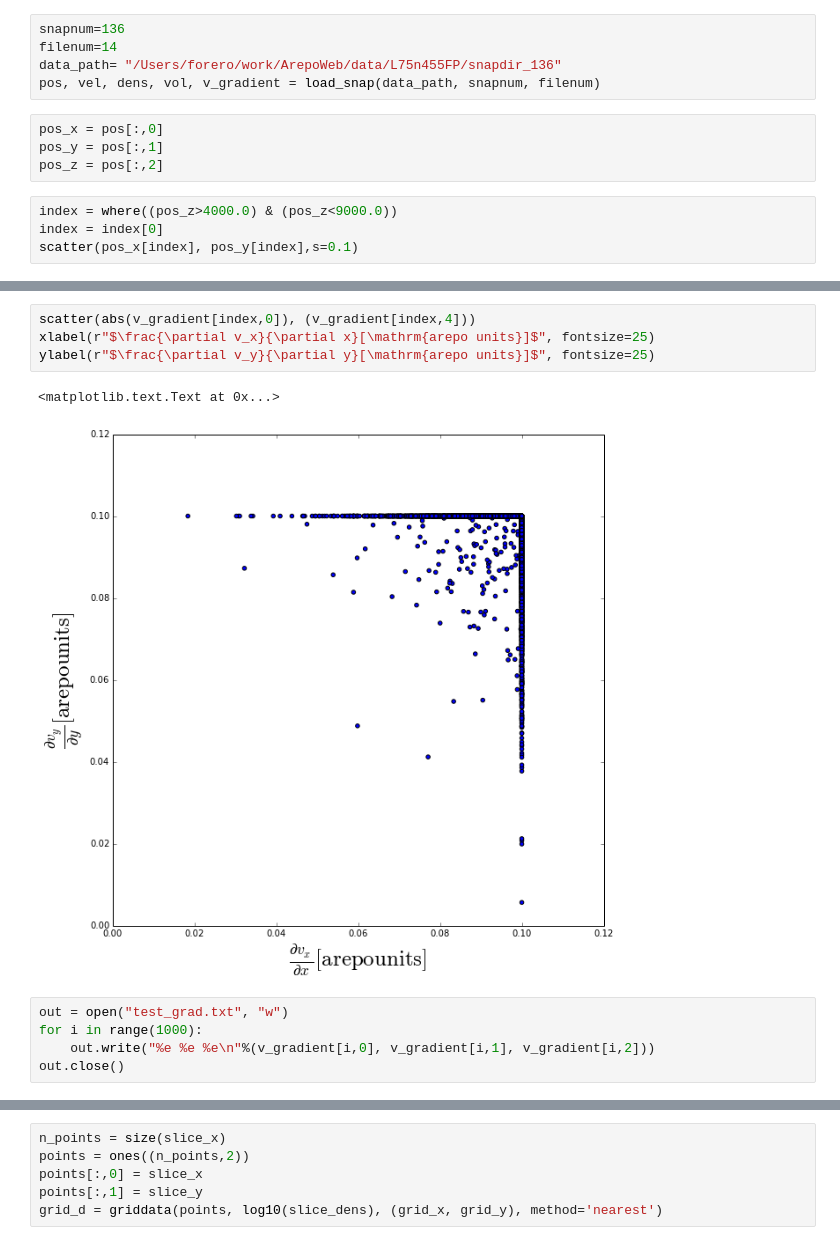
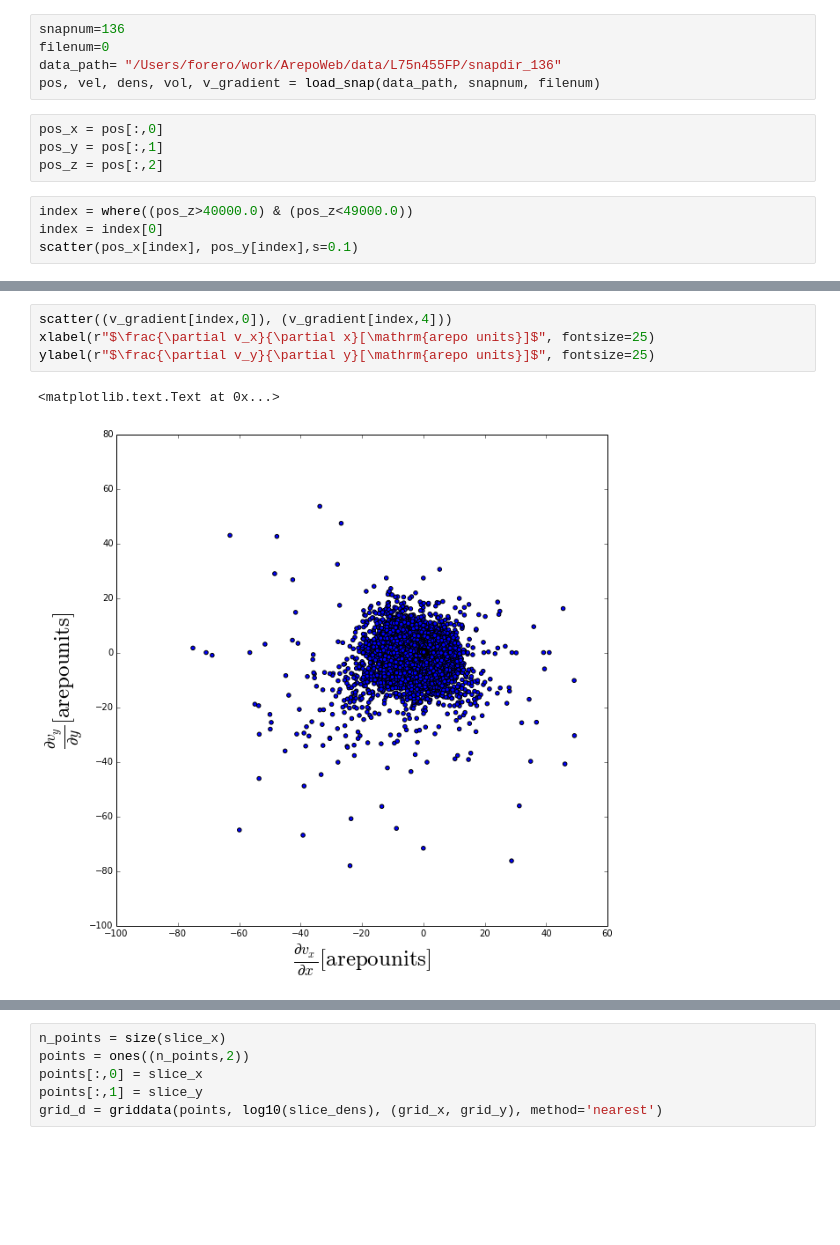
Before and after one commit to forero/ArepoWeb, a Jupyter notebook: src/PlayArepoSnapshot.ipynb, the cells around one changed output, grey strips where cells are left out. Drawn from its saved outputs; the diff is of its cells as text; blank space fills up the shorter version.

```diff
--- a/src/PlayArepoSnapshot.ipynb
+++ b/src/PlayArepoSnapshot.ipynb
@@ -52,7 +50,7 @@ def make_dens_plot(density, snapnum=1, filenum=1):
     close(fig)
 # %%
 snapnum=136
-filenum=14
+filenum=0
 data_path= "/Users/forero/work/ArepoWeb/data/L75n455FP/snapdir_136"
 pos, vel, dens, vol, v_gradient = load_snap(data_path, snapnum, filenum)
 # %%
@@ -60,7 +58,7 @@ pos_x = pos[:,0]
 pos_y = pos[:,1]
 pos_z = pos[:,2]
 # %%
-index = where((pos_z>4000.0) & (pos_z<9000.0))
+index = where((pos_z>40000.0) & (pos_z<49000.0))
 index = index[0]
 scatter(pos_x[index], pos_y[index],s=0.1)
 # %% [output]
@@ -74,12 +72,7 @@ n = hist((abs(v_gradient[index,8])),10)
 # %%
-scatter(abs(v_gradient[index,0]), (v_gradient[index,4]))
+scatter((v_gradient[index,0]), (v_gradient[index,4]))
 xlabel(r"$\frac{\partial v_x}{\partial x}[\mathrm{arepo units}]$", fontsize=25)
 ylabel(r"$\frac{\partial v_y}{\partial y}[\mathrm{arepo units}]$", fontsize=25)
 # %% [output]
 <matplotlib.text.Text at 0x...>
-[figure, old version]
+[figure, new version]
-# %%
-out = open("test_grad.txt", "w")
-for i in range(1000):
-    out.write("%e %e %e\n"%(v_gradient[i,0], v_gradient[i,1], v_gradient[i,2]))
-out.close()
```
Also changed, not shown: parts of 8 cells of this notebook.
